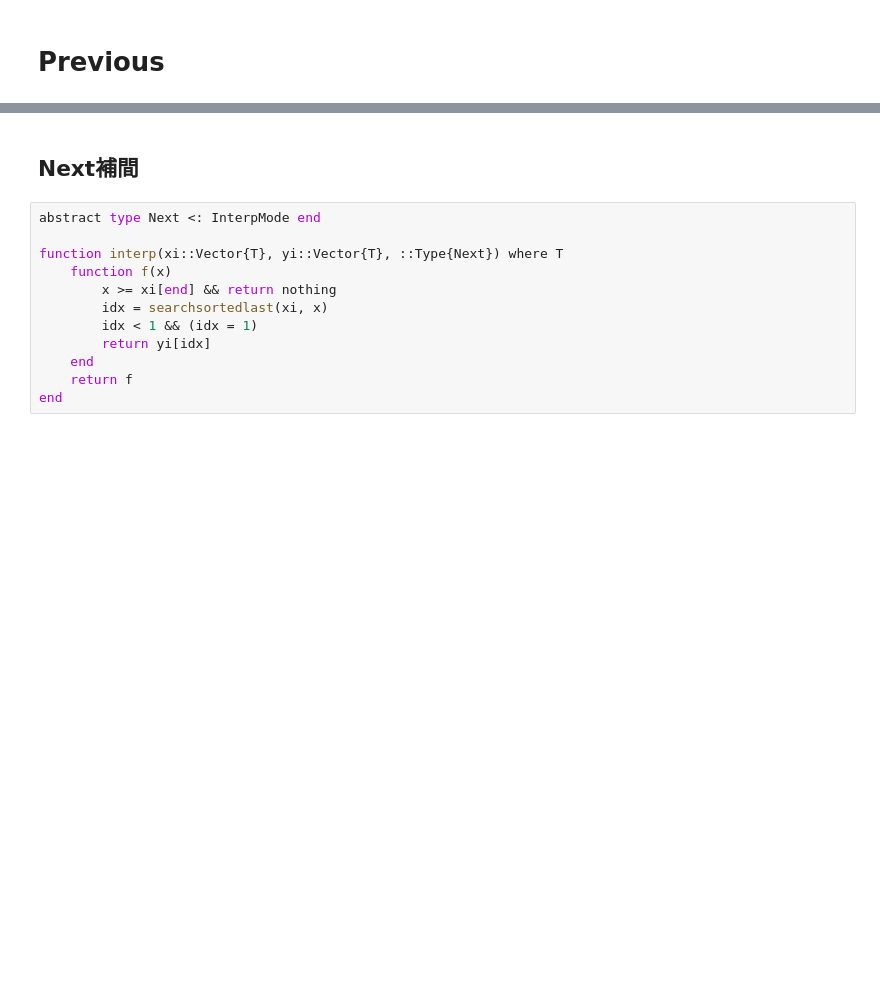
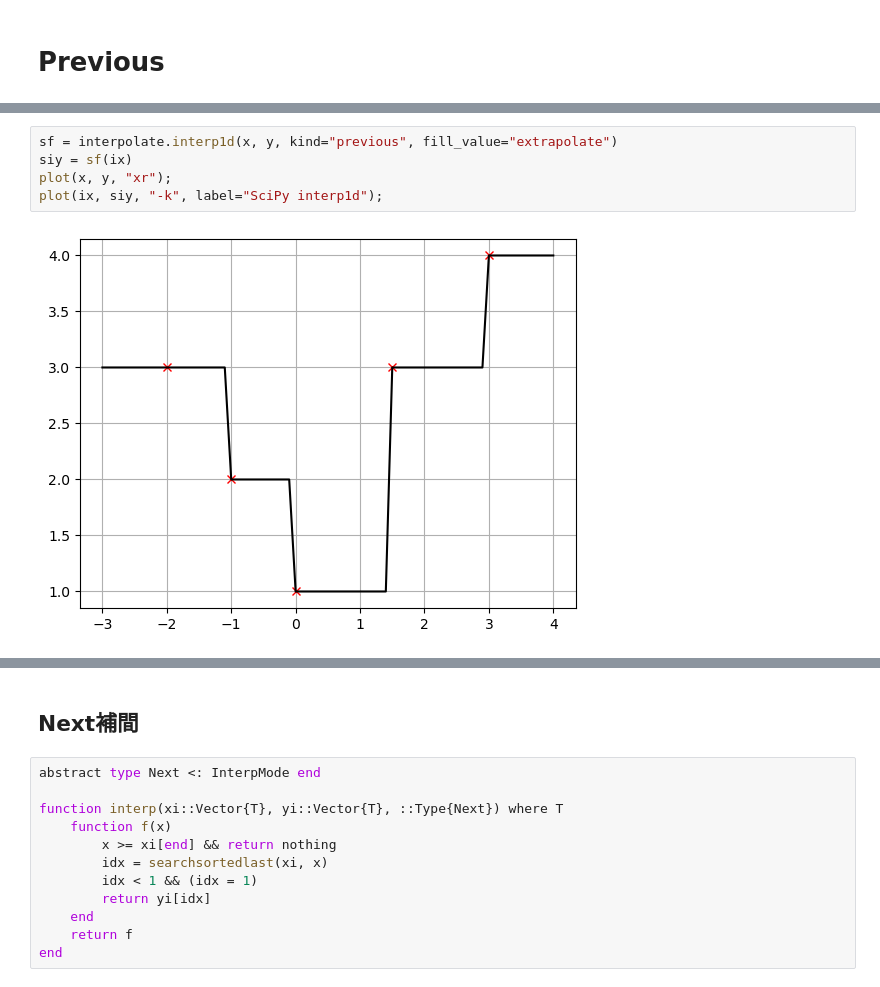
Before and after one commit to AtsushiSakai/Interp1d.jl, a Jupyter notebook: examples/interpolate.ipynb, the cells around one changed output, grey strips where cells are left out. Saved outputs shown, nothing was run; the diff lists cells and outputs as text; blank space fills up the shorter version.

Commit message:
add Previous mode and update README.md

```diff
--- a/examples/interpolate.ipynb
+++ b/examples/interpolate.ipynb
@@ -137,0 +137,7 @@ LoadError: UndefVarError: interp not defined
+# %%
+sf = interpolate.interp1d(x, y, kind="previous", fill_value="extrapolate")
+siy = sf(ix)
+plot(x, y, "xr");
+plot(ix, siy, "-k", label="SciPy interp1d");
+# %% [output]
+[figure, added]
```
Also changed, not shown: parts of 14 cells of this notebook, 7 other files.
